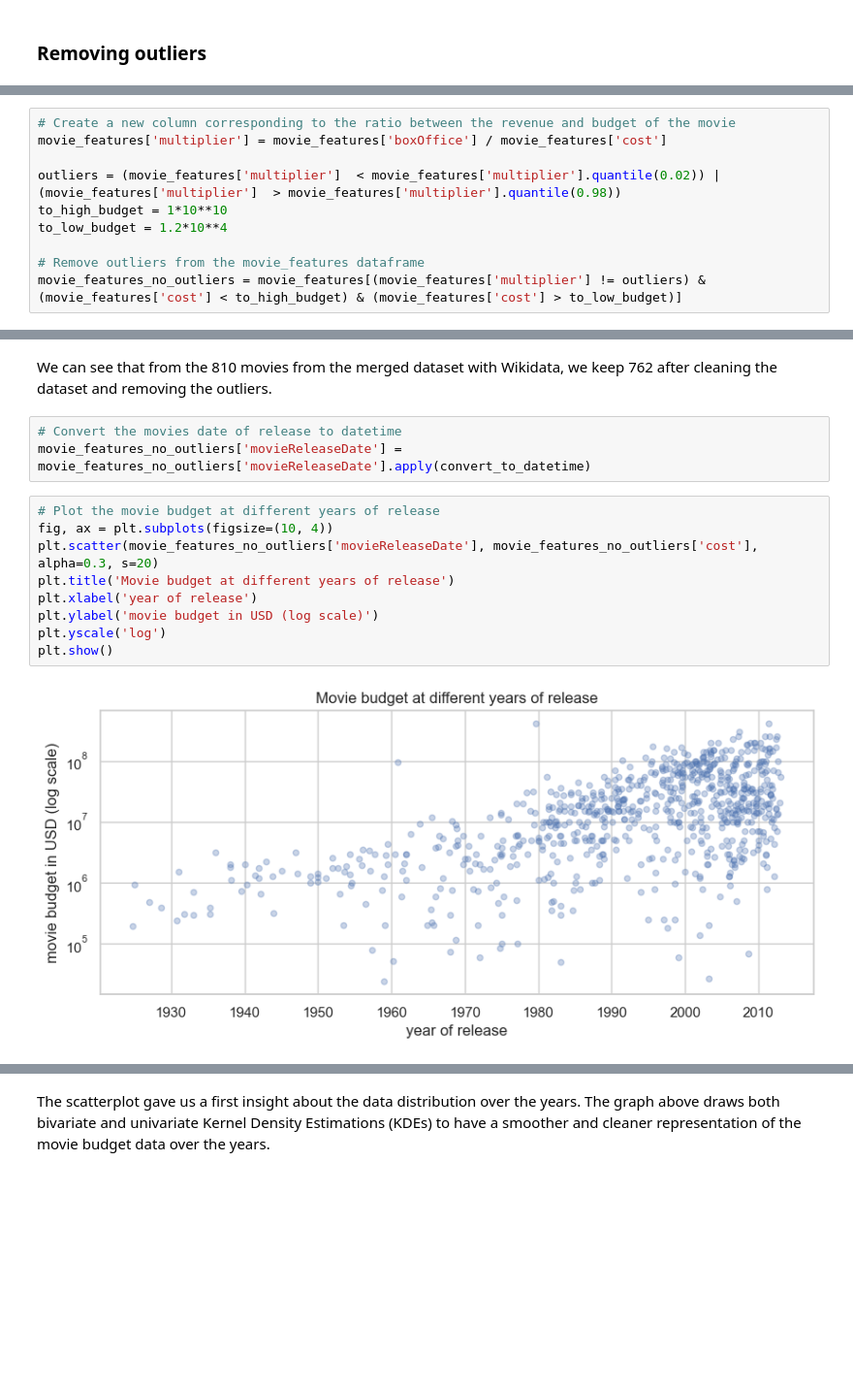
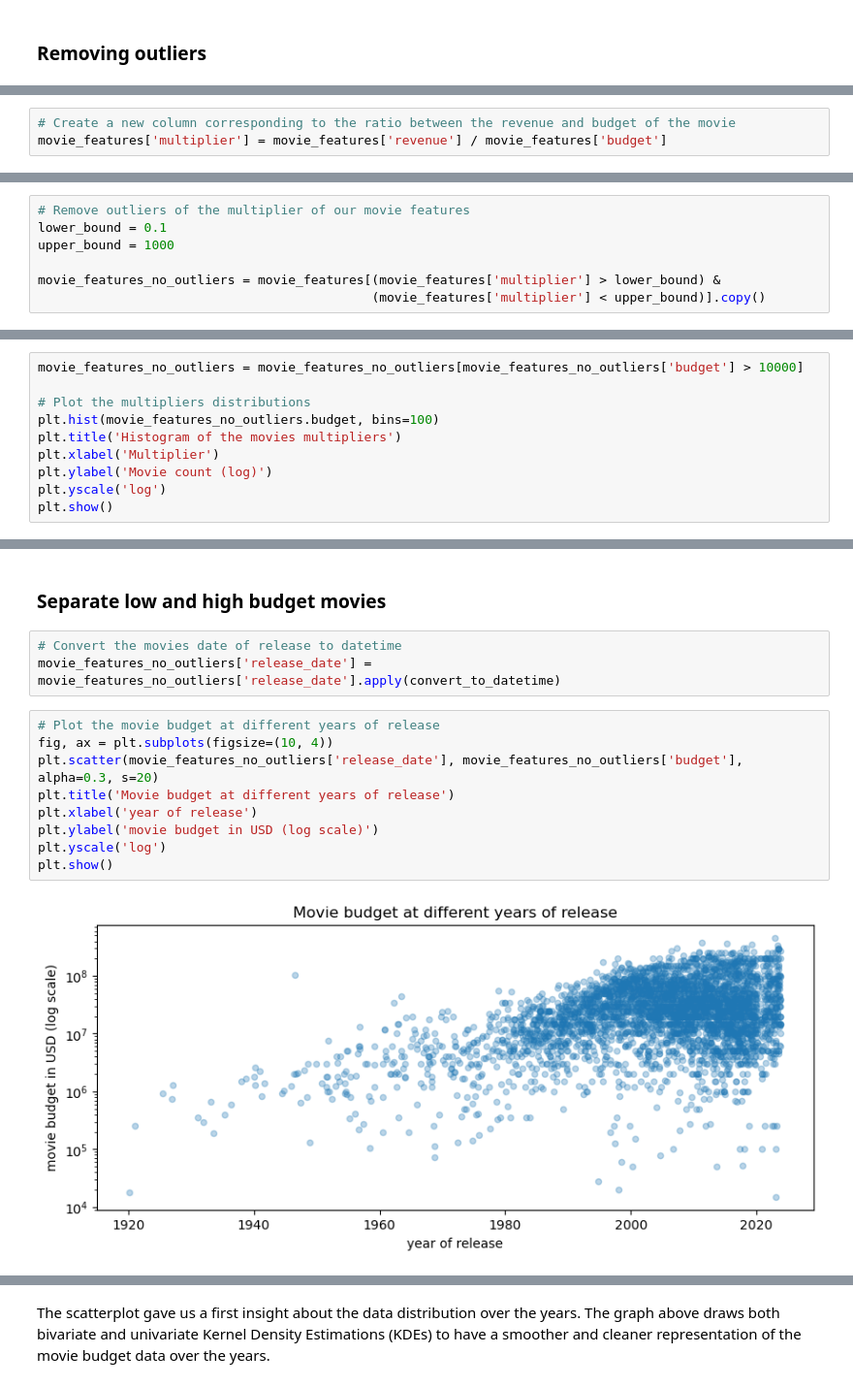
Before and after one commit to epfl-ada/ada-2023-project-thesuricates, a Jupyter notebook: milestone3.ipynb, the cells around one changed output, grey strips where cells are left out. Shown at 97% size. Saved outputs shown, nothing was run; the diff lists cells and outputs as text; blank space fills up the shorter version.

```diff
--- a/milestone3.ipynb
+++ b/milestone3.ipynb
@@ -181,10 +164,3 @@ First, we will eliminate outliers from our data concerning the `multiplier` betw
 # %%
 # Create a new column corresponding to the ratio between the revenue and budget of the movie
-movie_features['multiplier'] = movie_features['boxOffice'] / movie_features['cost']
-
-outliers = (movie_features['multiplier']  < movie_features['multiplier'].quantile(0.02)) | (movie_features['multiplier']  > movie_features['multiplier'].quantile(0.98))
-to_high_budget = 1*10**10
-to_low_budget = 1.2*10**4
-
-# Remove outliers from the movie_features dataframe
-movie_features_no_outliers = movie_features[(movie_features['multiplier'] != outliers) & (movie_features['cost'] < to_high_budget) & (movie_features['cost'] > to_low_budget)]
+movie_features['multiplier'] = movie_features['revenue'] / movie_features['budget']
@@ -190,0 +173,7 @@ movie_features_no_outliers = movie_features[(movie_features['multiplier'] != out
+# %%
+# Remove outliers of the multiplier of our movie features
+lower_bound = 0.1
+upper_bound = 1000
+
+movie_features_no_outliers = movie_features[(movie_features['multiplier'] > lower_bound) &
+                                            (movie_features['multiplier'] < upper_bound)].copy()
@@ -190,0 +192,10 @@ movie_features_no_outliers = movie_features[(movie_features['multiplier'] != out
+# %%
+movie_features_no_outliers = movie_features_no_outliers[movie_features_no_outliers['budget'] > 10000]
+
+# Plot the multipliers distributions
+plt.hist(movie_features_no_outliers.budget, bins=100)
+plt.title('Histogram of the movies multipliers')
+plt.xlabel('Multiplier')
+plt.ylabel('Movie count (log)')
+plt.yscale('log')
+plt.show()
@@ -195,18 +208,18 @@ There remain 762 movies in the movie_features_no_outliers dataset
-# %% [markdown]
-We can see that from the 810 movies from the merged dataset with Wikidata, we keep 762 after cleaning the dataset and removing the outliers.
+# %% [markdown]
+### Separate low and high budget movies
 # %%
 # Convert the movies date of release to datetime
-movie_features_no_outliers['movieReleaseDate'] = movie_features_no_outliers['movieReleaseDate'].apply(convert_to_datetime)
+movie_features_no_outliers['release_date'] = movie_features_no_outliers['release_date'].apply(convert_to_datetime)
 # %%
 # Plot the movie budget at different years of release
 fig, ax = plt.subplots(figsize=(10, 4))
-plt.scatter(movie_features_no_outliers['movieReleaseDate'], movie_features_no_outliers['cost'], alpha=0.3, s=20)
+plt.scatter(movie_features_no_outliers['release_date'], movie_features_no_outliers['budget'], alpha=0.3, s=20)
 plt.title('Movie budget at different years of release')
 plt.xlabel('year of release')
 plt.ylabel('movie budget in USD (log scale)')
 plt.yscale('log')
 plt.show()
 # %% [output]
-[figure, old version]
+[figure, new version]
 # %%
 # Let's plot the movie budget in another way to better see the distribution
```
Also changed, not shown: parts of 31 cells of this notebook.
